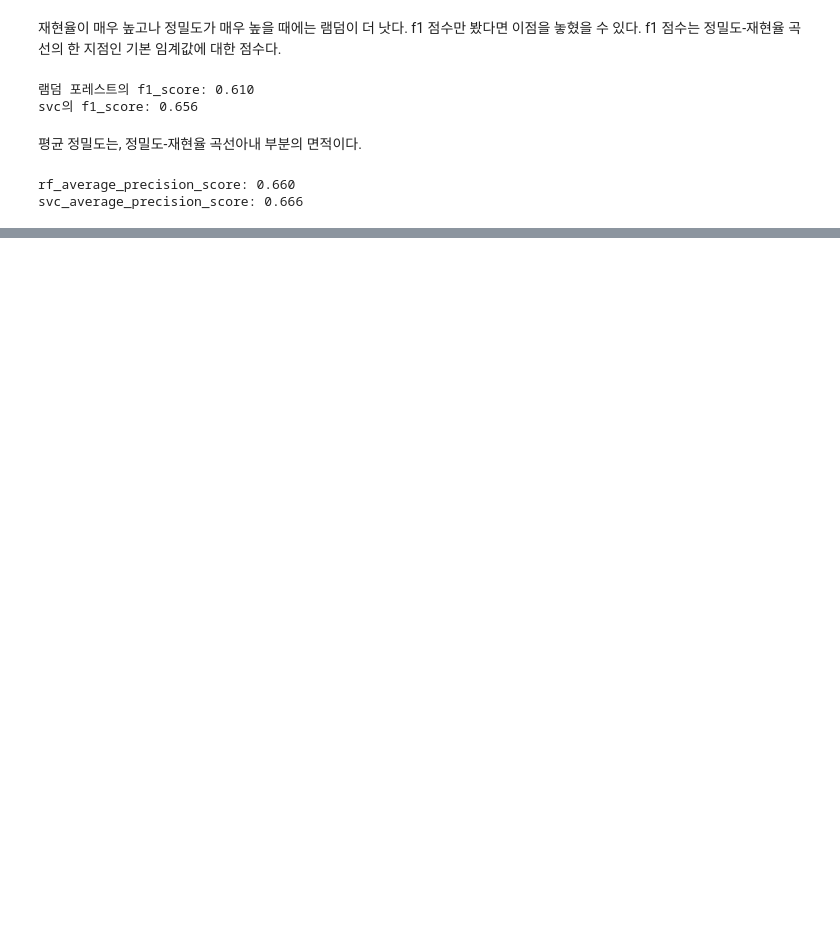
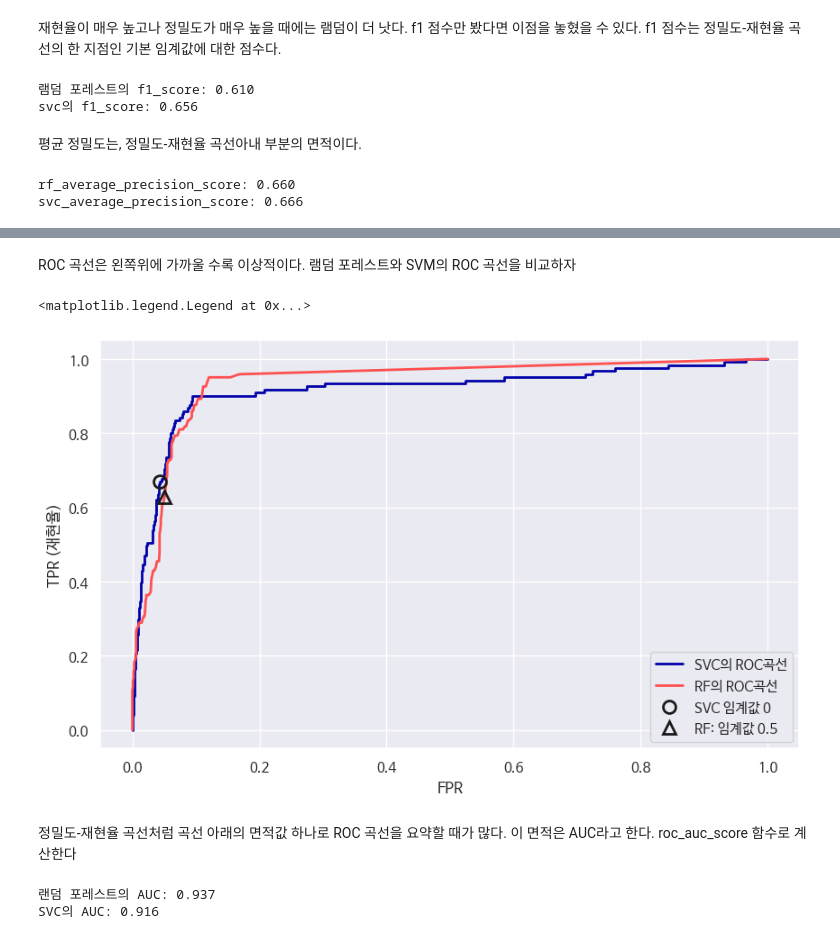
Before and after one commit to 201ssc/python_test1, a Jupyter notebook: 5_3평가지표와_측정.ipynb, the cells around one changed output, grey strips where cells are left out. Drawn from its saved outputs; the diff is of its cells as text; code cells hidden in the pictures; blank space fills up the shorter version.

```diff
--- a/5_3평가지표와_측정.ipynb
+++ b/5_3평가지표와_측정.ipynb
@@ -371,0 +391,33 @@ f1 점수는 차이가 나지만 f1 면적에서 차이가 미미한 것으로
+# %% [markdown]
+ROC 곡선은 왼쪽위에 가까울 수록 이상적이다. 램덤 포레스트와 SVM의 ROC 곡선을 비교하자
+# %%
+from sklearn.metrics import roc_curve
+fpr_rf, tpr_rf, thresholds_rf = roc_curve(y_test, rf.predict_proba(X_test)[:, 1])
+
+plt.plot(fpr, tpr, label='SVC의 ROC곡선')
+plt.plot(fpr_rf, tpr_rf, label='RF의 ROC곡선')
+
+plt.xlabel('FPR')
+plt.ylabel('TPR (재현율)')
+
+plt.plot(fpr[close_zero], tpr[close_zero], 'o', markersize=10, label='SVC 임계값 0', fillstyle= 'none', c='k', mew=2)
+close_default_rf = np.argmin(np.abs(thresholds_rf -0.5))
+
+plt.plot(fpr_rf[close_default_rf], tpr_rf[close_default_rf], '^', markersize=10, label='RF: 임계값 0.5', fillstyle= 'none', c='k', mew=2)
+
+plt.legend(loc=4)
+# %% [output]
+<matplotlib.legend.Legend at 0x...>
+[figure, added]
+# %% [markdown]
+정밀도-재현율 곡선처럼 곡선 아래의 면적값 하나로 ROC 곡선을 요약할 때가 많다. 이 면적은 AUC라고 한다.
+roc_auc_score 함수로 계산한다
+# %%
+from sklearn.metrics import roc_auc_score
+rf_auc = roc_auc_score(y_test, rf.predict_proba(X_test)[:, 1])
+svc_auc = roc_auc_score(y_test, svc.decision_function(X_test))
+print('랜덤 포레스트의 AUC: {:.3f}'.format(rf_auc))
+print('SVC의 AUC: {:.3f}'.format(svc_auc))
+# %% [output]
+랜덤 포레스트의 AUC: 0.937
+SVC의 AUC: 0.916
```
Also changed, not shown: parts of 16 cells of this notebook.
